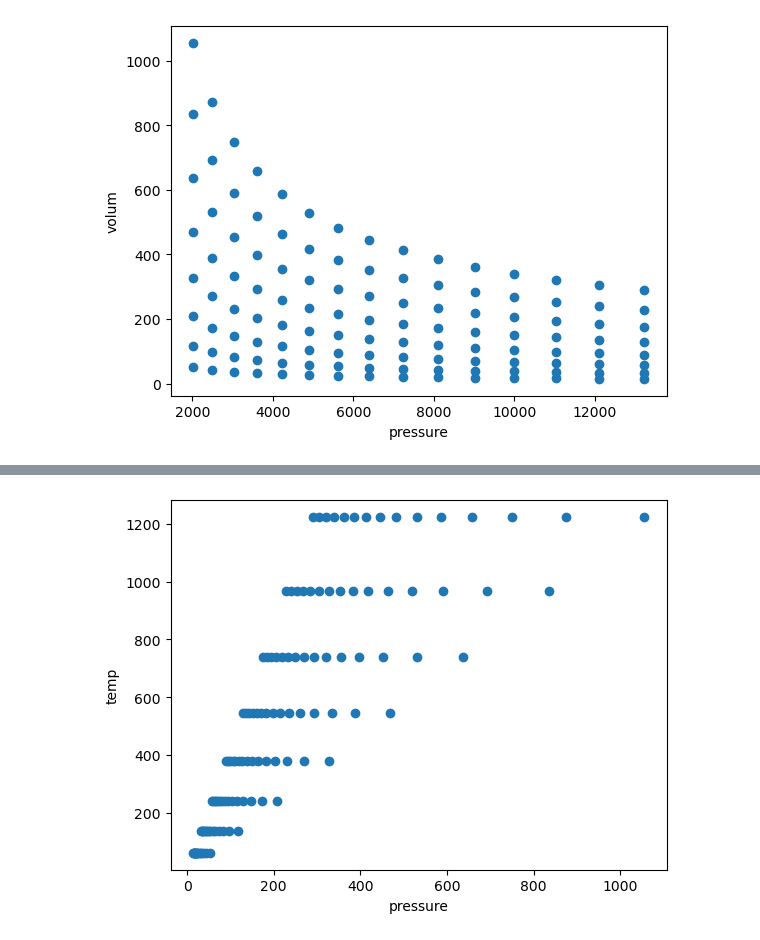
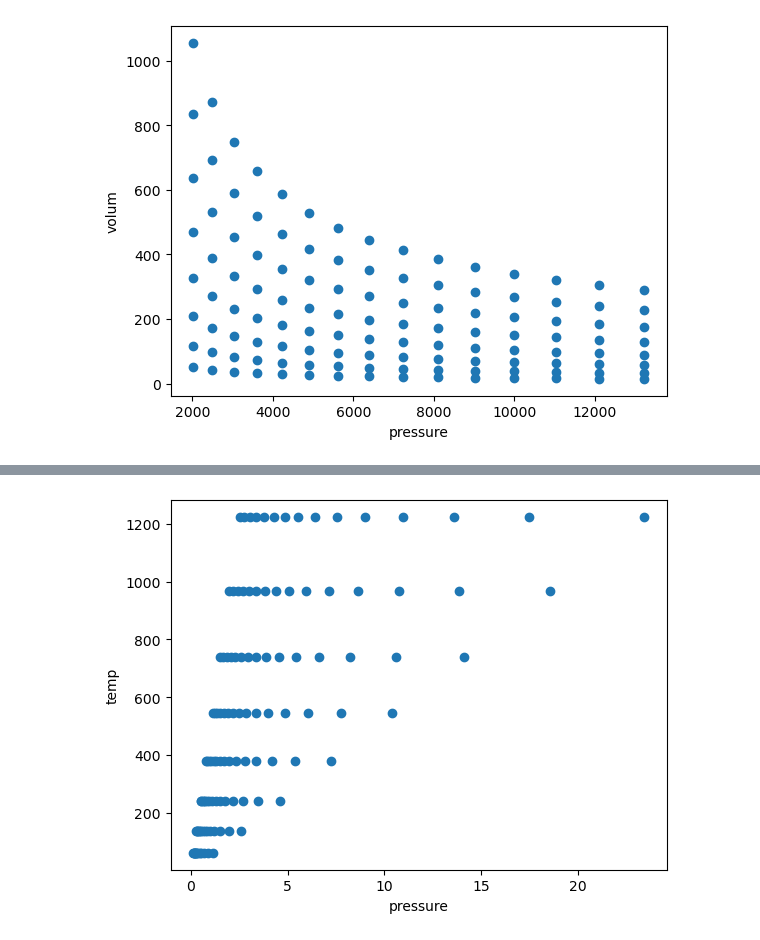
Before and after one commit to daryabiparva9/idealGasLawSim, a Jupyter notebook: src/pressure.ipynb, the cells around one changed output, grey strips where cells are left out. Saved outputs shown, nothing was run; the diff lists cells and outputs as text; code cells hidden in the pictures.

```diff
--- a/src/pressure.ipynb
+++ b/src/pressure.ipynb
@@ -174,3 +174,5 @@ for v in volum:
     volums += tmp
 len(volums)
 volum = np.array(volums)
+# %%
+L = np.sqrt(volum)
@@ -177,3 +193,5 @@ volum = np.array(volums)
+# %%
+mod_press = [all_press[i]/L[i] for i in range(len(all_press))]
 # %%
 
 fig = plt.Figure()
@@ -186,10 +212,10 @@ plt.show()
 # %%
 plt.figure()
-plt.scatter(all_press, temp)
+plt.scatter(mod_press, temp)
 plt.xlabel("pressure")
 plt.ylabel("temp")
 plt.show()
 # %% [output]
-[figure, old version]
+[figure, new version]
 # %%
 plt.figure()
```
Also changed, not shown: parts of 11 cells of this notebook, 11 other files.
